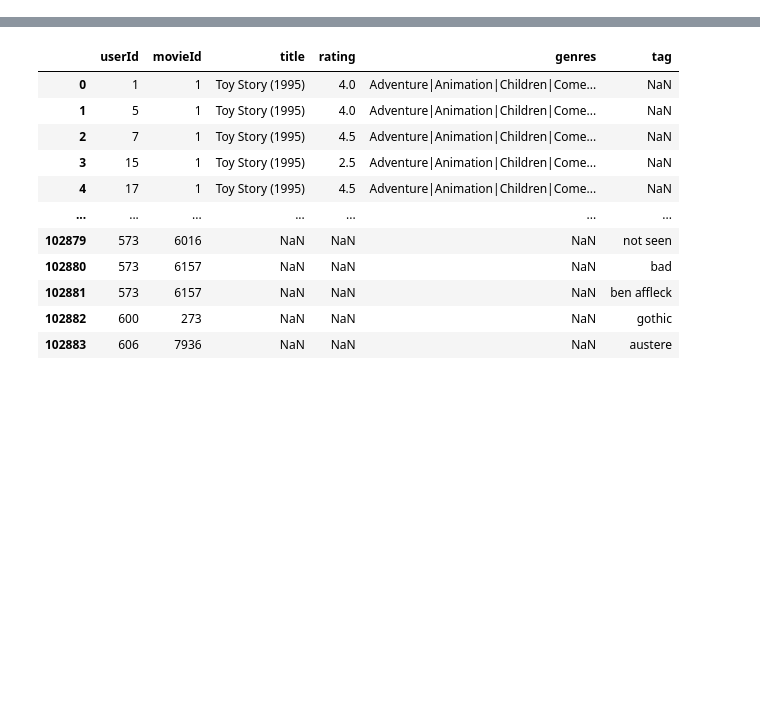
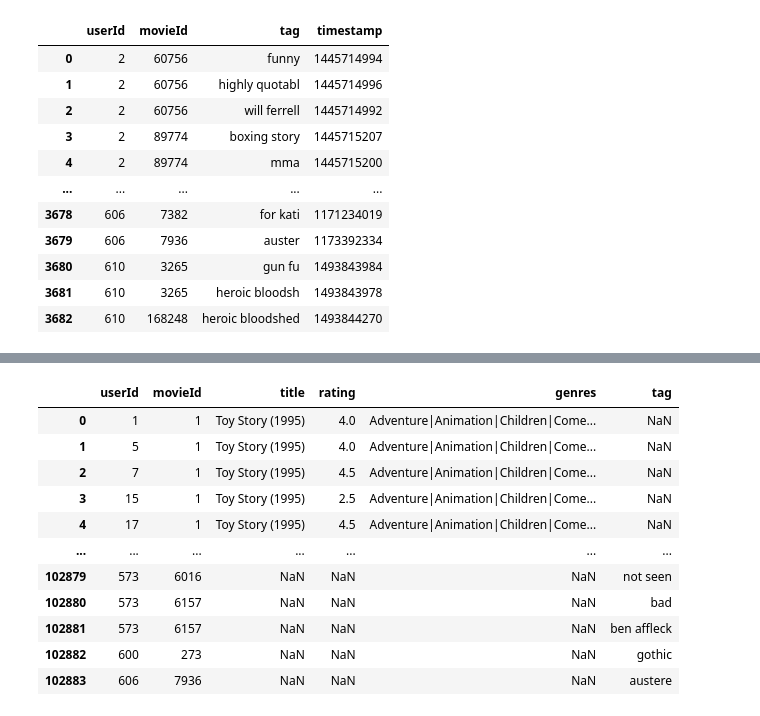
Before and after one commit to Liixxn/MovieMender, a Jupyter notebook: Movielens_recomendador.ipynb, the cells around one changed output, grey strips where cells are left out. Cells and saved outputs as stored; diff of their text form; code cells hidden in the pictures; blank space fills up the shorter version.

Commit message:
Procesos inacabados

```diff
--- a/Movielens_recomendador.ipynb
+++ b/Movielens_recomendador.ipynb
@@ -275,0 +356,79 @@ El rating del usuario 1 para la pelicula Jumanji (1995) es de: 4.355
+# %%
+class procesamientoTags():
+
+    # Funcion que pasa a minusculas y elimina los signos de puntuacion
+    def tratamientoBasico(self, df_sinTratar):
+        listatokens = []
+
+        for indiceDF, fila in df_sinTratar.iterrows():
+            tokenizer = RegexpTokenizer(r'\w+')
+            tokens = tokenizer.tokenize(fila["tag"])
+            listatokens.append(tokens)
+
+        for i in range(len(listatokens)):
+            listatokens[i] = [w.lower() for w in listatokens[i]]
+            df_sinTratar["tag"][i] = listatokens[i]
+
+        return df_sinTratar
+
+
+    # Funcion que aplica las stopwords al datafram que se le pasa
+    def quit_stopwords(self, df_conStopwords):
+        listaStopwords = []
+        stop_words_sp = set(stopwords.words('spanish'))
+        try:
+            filtered_sentence = []
+
+            for indiceDF, fila in df_conStopwords.iterrows():
+                filtered_sentence = [w for w in fila["tag"] if not w in stop_words_sp]
+                listaStopwords.append(filtered_sentence)
+
+            for i in range(len(listaStopwords)):
+                df_conStopwords["tag"][i] = listaStopwords[i]
+
+        except Exception as e:
+            print(e)
+
+        return df_conStopwords
+
+
+    # Funcion que aplica el stemming al dataframe que se le pasa
+    def stemming(self, df_sinStemming):
+        listaStemming = []
+        lista_stem = []
+
+        # Se establece el idioma
+        stemmer = SnowballStemmer('spanish')
+
+        for indiceDF, fila in df_sinStemming.iterrows():
+            if indiceDF != 0:
+                lista_stem.append(listaStemming)
+                listaStemming = []
+
+            for word in range(len(fila["tag"])):
+                w = stemmer.stem(fila["tag"][word])
+                listaStemming.append(w)
+
+        for i in range(len(lista_stem)):
+            df_sinStemming["tag"][i] = lista_stem[i]
+
+
+        return df_sinStemming
+
+
+
+    def prepararTagsTfidf(self, df_peliculasTags):
+        listaUnidos = []
+        for i in range(len(df_peliculasTags["tag"])):
+            unidos = " ".join(df_peliculasTags["tag"][i])
+
+            df_peliculasTags["tag"][i] = str(unidos)
+
+        return df_peliculasTags
+
+tagsProceso = procesamientoTags()
+tagsProceso.tratamientoBasico(df_movie_tags)
+tagsProceso.quit_stopwords(df_movie_tags)
+tagsProceso.stemming(df_movie_tags)
+tagsProceso.prepararTagsTfidf(df_movie_tags)
+# %% [output]
@@ -275,0 +448,12 @@ El rating del usuario 1 para la pelicula Jumanji (1995) es de: 4.355
+|  | userId | movieId | tag | timestamp |
+| 0 | 2 | 60756 | funny | 1445714994 |
+| 1 | 2 | 60756 | highly quotabl | 1445714996 |
+| 2 | 2 | 60756 | will ferrell | 1445714992 |
+| 3 | 2 | 89774 | boxing story | 1445715207 |
+| 4 | 2 | 89774 | mma | 1445715200 |
+| ... | ... | ... | ... | ... |
+| 3678 | 606 | 7382 | for kati | 1171234019 |
+| 3679 | 606 | 7936 | auster | 1173392334 |
+| 3680 | 610 | 3265 | gun fu | 1493843984 |
+| 3681 | 610 | 3265 | heroic bloodsh | 1493843978 |
+| 3682 | 610 | 168248 | heroic bloodshed | 1493844270 |
```
Also changed, not shown: parts of 15 cells of this notebook.
